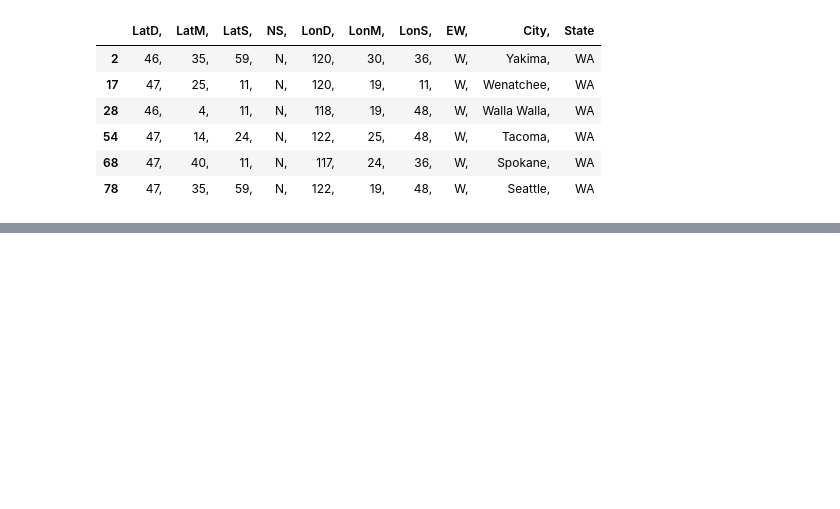
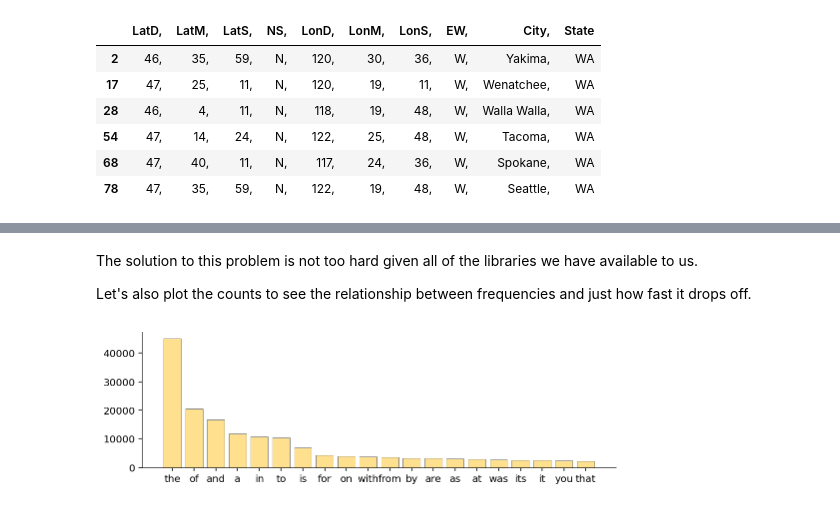
Before and after one commit to parrt/msds501, a Jupyter notebook: notes/problem-solving.ipynb, the cells around one changed output, grey strips where cells are left out. Saved outputs shown, nothing was run; the diff lists cells and outputs as text; code cells hidden in the pictures; blank space fills up the shorter version.

```diff
--- a/notes/problem-solving.ipynb
+++ b/notes/problem-solving.ipynb
@@ -237,7 +527,3 @@ df_wa
 | 54 | 47, | 14, | 24, | N, | 122, | 25, | 48, | W, | Tacoma, | WA |
 | 68 | 47, | 40, | 11, | N, | 117, | 24, | 36, | W, | Spokane, | WA |
 | 78 | 47, | 35, | 59, | N, | 122, | 19, | 48, | W, | Seattle, | WA |
-# %%
-with open("/tmp/wa_cities.csv", "w") as f:
-    s = df_wa.to_csv(index=False) # get as CSV string
-    f.write(s)
@@ -251,0 +576,12 @@ use pandas to get the tables from an HTML page and save to local file perhaps sa
+# %%
+import os
+
+contents = ""
+for filename in os.listdir("../data/berlitz1"):
+    with open(f"../data/berlitz1/{filename}", "r") as f:
+        s = f.read()
+        contents += " " # add space so words don't get stuck together
+        contents += s
+contents = contents.lower()
+words = contents.split()
+print(f"There are {len(words)} words in the contents")
@@ -251,0 +603,6 @@ use pandas to get the tables from an HTML page and save to local file perhaps sa
+# %%
+from collections import Counter
+
+ctr = Counter(words)
+c = ctr.most_common(20)
+c
@@ -252 +630,25 @@ use pandas to get the tables from an HTML page and save to local file perhaps sa
+# %% [markdown]
+The solution to this problem is not too hard given all of the libraries we have available to us.
+
+Let's also plot the counts to see the relationship between frequencies and just how fast it drops off.
+# %%
+c = np.array(c)
+wds = c[:,0]
+counts = c[:,1].astype(int)  # numpy converted c to strings
+# %%
+fig, ax = plt.subplots(1,1,figsize=(8.5,2.5))
+barcontainers = ax.bar(x=wds, height=counts, color='#FEE08F')
+
+# make it look good
+ax.spines['top'].set_visible(False)
+ax.spines['right'].set_visible(False)
+ax.spines['left'].set_linewidth(.5)
+ax.spines['bottom'].set_linewidth(.5)
+for rect in barcontainers.patches:
+    rect.set_linewidth(.5)
+    rect.set_edgecolor('grey')
+
+plt.show()
+# %% [output]
+[figure, added]
 # %% [markdown]
```
Also changed, not shown: parts of 80 cells of this notebook, 3 other files.
